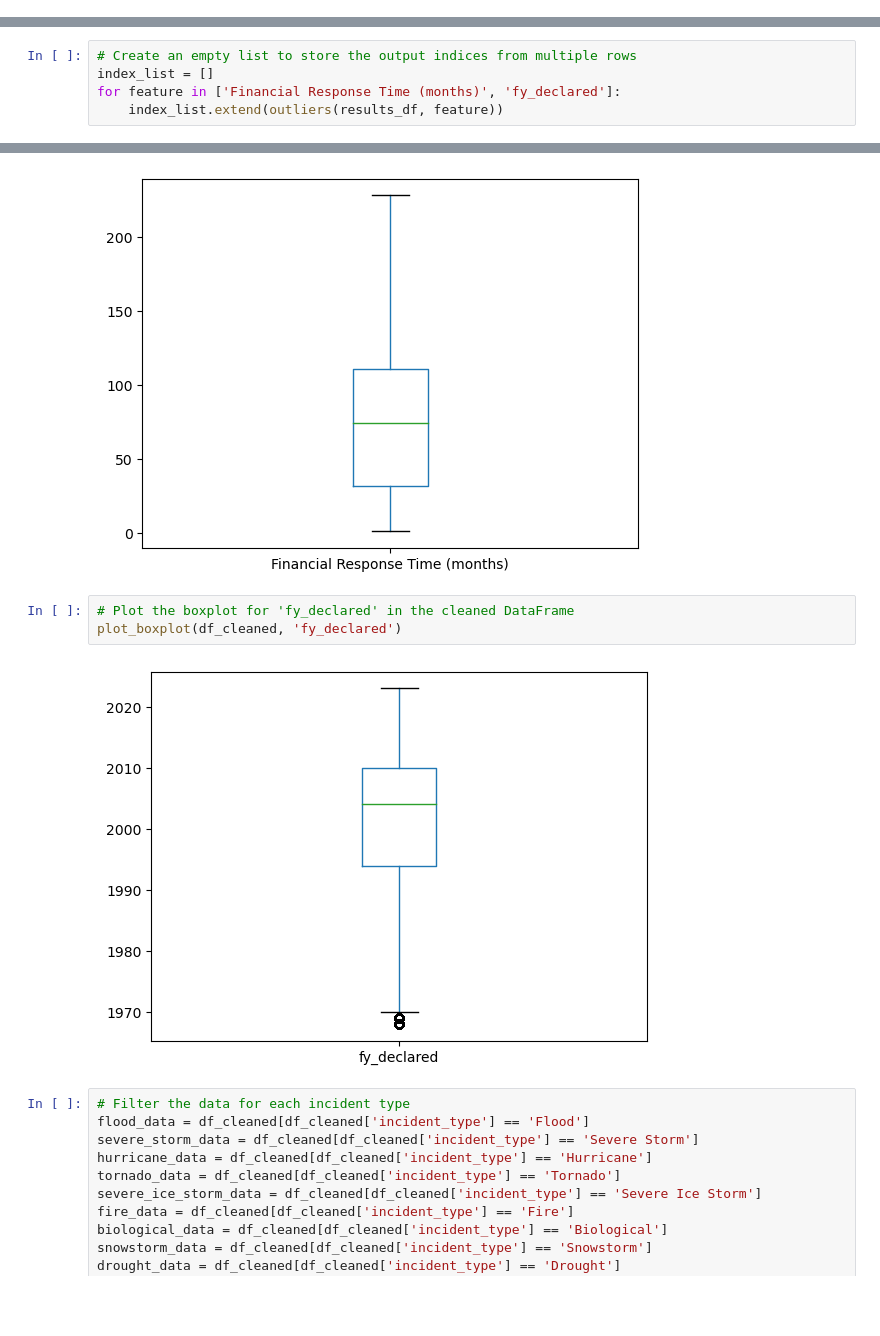
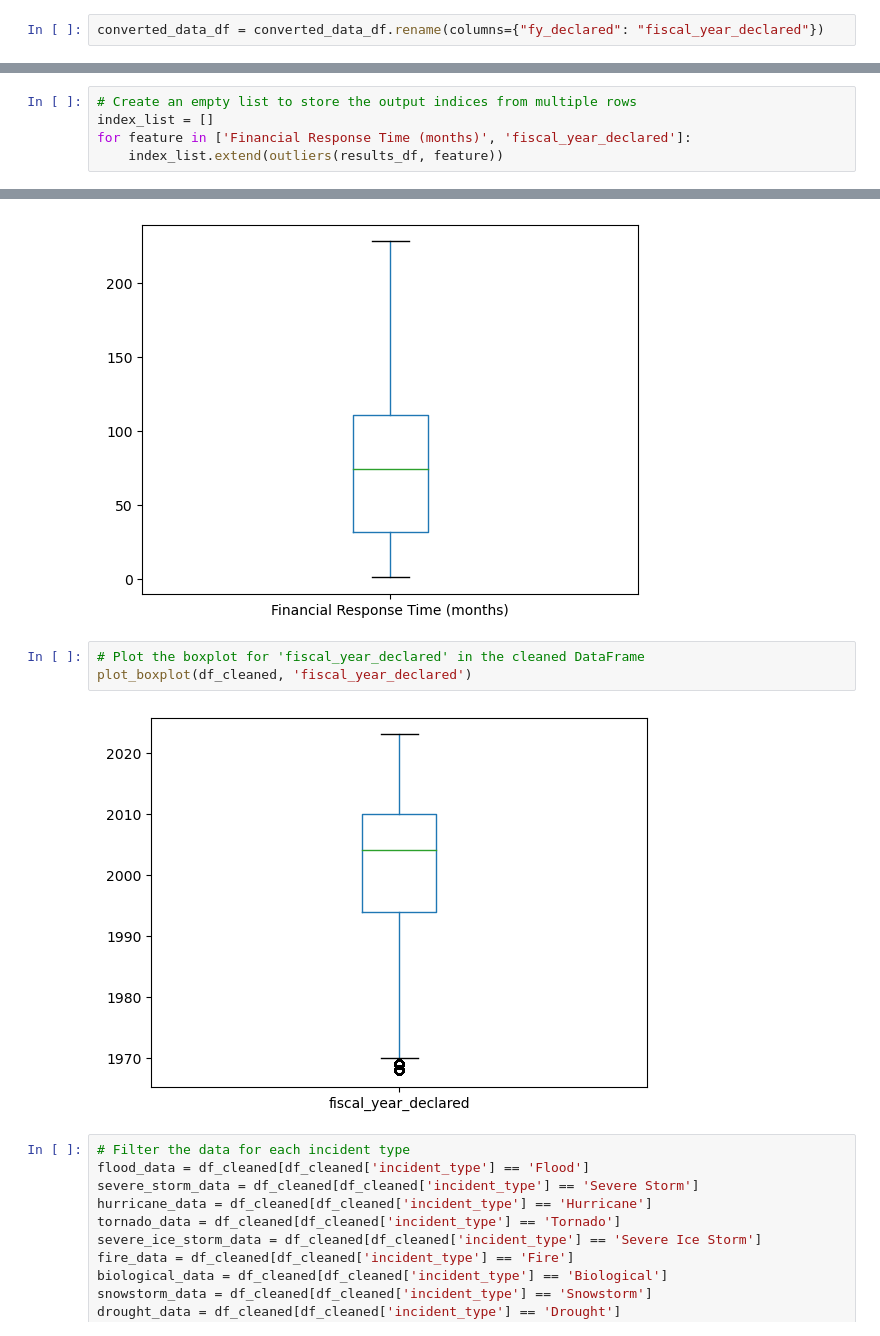
Before and after one commit to ehsan55555/FEMA-Disaster-Analysis-US, a Jupyter notebook: Project1_branchea.ipynb, the cells around one changed output, grey strips where cells are left out. Drawn from its saved outputs; the diff is of its cells as text; blank space fills up the shorter version.

```diff
--- a/Project1_branchea.ipynb
+++ b/Project1_branchea.ipynb
@@ -80,3 +92,5 @@ converted_data_df["Incident Begin/End (days)"] = (converted_data_df["incident_en
+# %%
+converted_data_df = converted_data_df.rename(columns={"fy_declared": "fiscal_year_declared"})
 # %%
 converted_data_df.head()
 # %% [output]
@@ -173,7 +191,7 @@ def outliers(df, ft):
 # %%
 # Create an empty list to store the output indices from multiple rows
 index_list = []
-for feature in ['Financial Response Time (months)', 'fy_declared']:
+for feature in ['Financial Response Time (months)', 'fiscal_year_declared']:
     index_list.extend(outliers(results_df, feature))
 # %%
 # Remove hashtag to see index list of outliers
@@ -197,10 +215,10 @@ plot_boxplot(df_cleaned, 'Financial Response Time (months)')
 # %% [output]
 [figure]
 # %%
-# Plot the boxplot for 'fy_declared' in the cleaned DataFrame
-plot_boxplot(df_cleaned, 'fy_declared')
+# Plot the boxplot for 'fiscal_year_declared' in the cleaned DataFrame
+plot_boxplot(df_cleaned, 'fiscal_year_declared')
 # %% [output]
-[figure, old version]
+[figure, new version]
 # %%
 # Filter the data for each incident type
 flood_data = df_cleaned[df_cleaned['incident_type'] == 'Flood']
```
Also changed, not shown: parts of 15 cells of this notebook.
